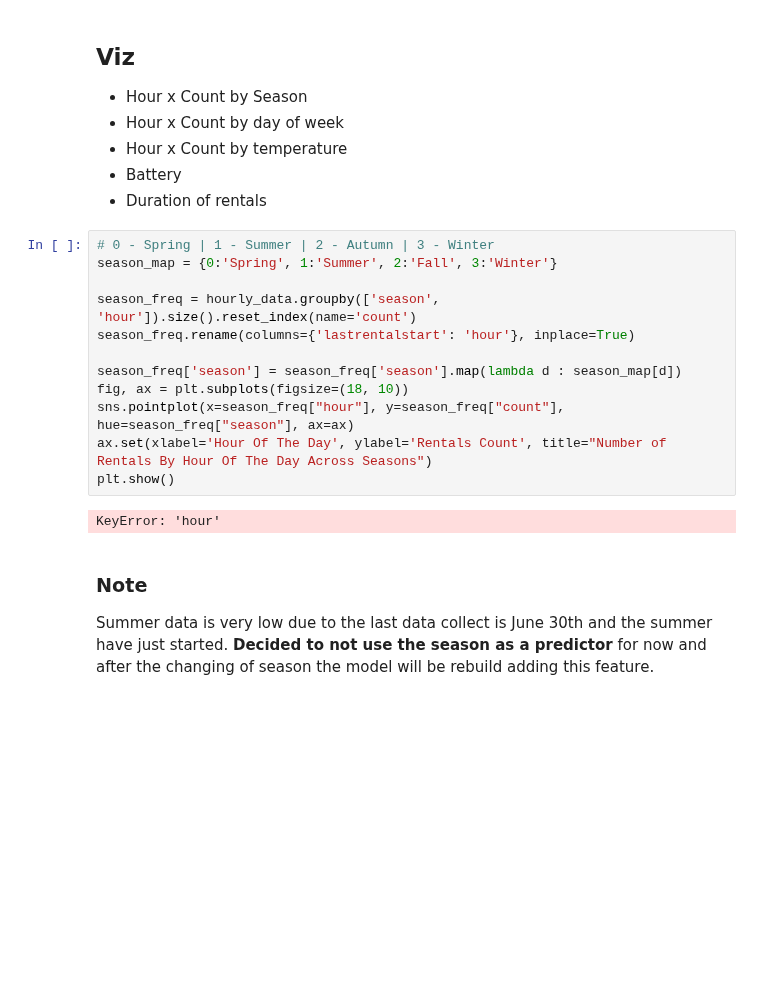
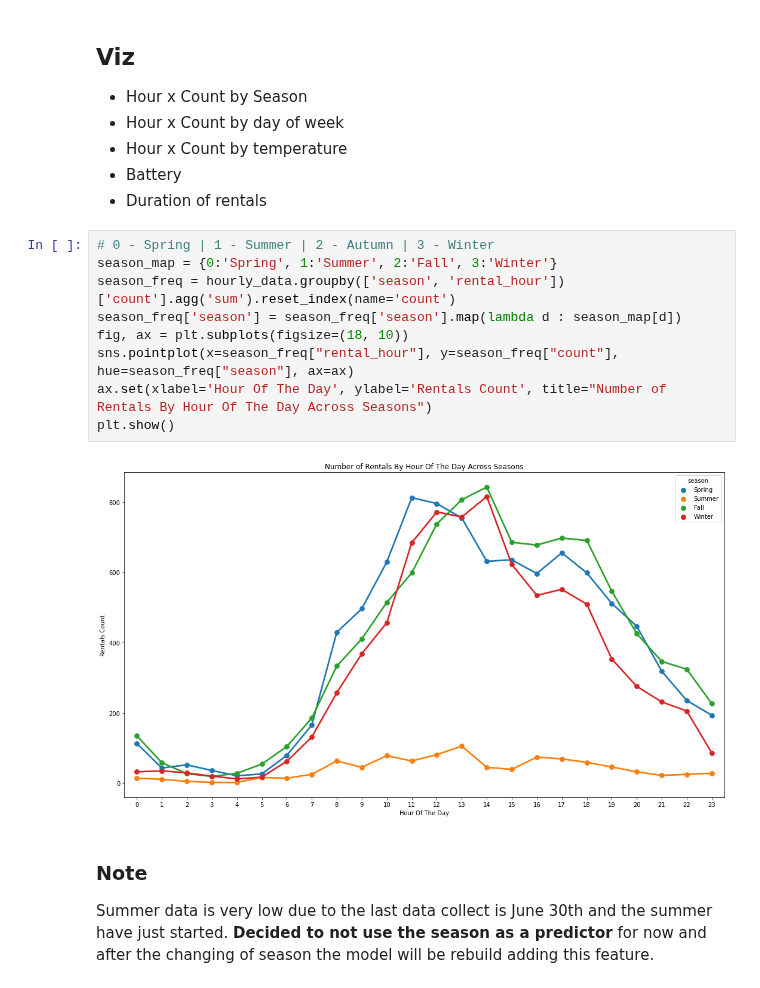
Before and after one commit to pessini/moby-bikes, a Jupyter notebook: notebooks/moby-demand-predicition.ipynb, the cells around one changed output. Saved outputs shown, nothing was run; the diff lists cells and outputs as text; blank space fills up the shorter version.

```diff
--- a/notebooks/moby-demand-predicition.ipynb
+++ b/notebooks/moby-demand-predicition.ipynb
@@ -472,17 +472,14 @@ hourly_data.tail(20)
 # %%
 # 0 - Spring | 1 - Summer | 2 - Autumn | 3 - Winter
 season_map = {0:'Spring', 1:'Summer', 2:'Fall', 3:'Winter'}
-
-season_freq = hourly_data.groupby(['season', 'hour']).size().reset_index(name='count')
-season_freq.rename(columns={'lastrentalstart': 'hour'}, inplace=True)
-
+season_freq = hourly_data.groupby(['season', 'rental_hour'])['count'].agg('sum').reset_index(name='count')
 season_freq['season'] = season_freq['season'].map(lambda d : season_map[d])
 fig, ax = plt.subplots(figsize=(18, 10))
-sns.pointplot(x=season_freq["hour"], y=season_freq["count"], hue=season_freq["season"], ax=ax)
+sns.pointplot(x=season_freq["rental_hour"], y=season_freq["count"], hue=season_freq["season"], ax=ax)
 ax.set(xlabel='Hour Of The Day', ylabel='Rentals Count', title="Number of Rentals By Hour Of The Day Across Seasons")
 plt.show()
 # %% [output]
-KeyError: 'hour'
+[figure, added]
 # %% [markdown]
 ### Note
 
```
